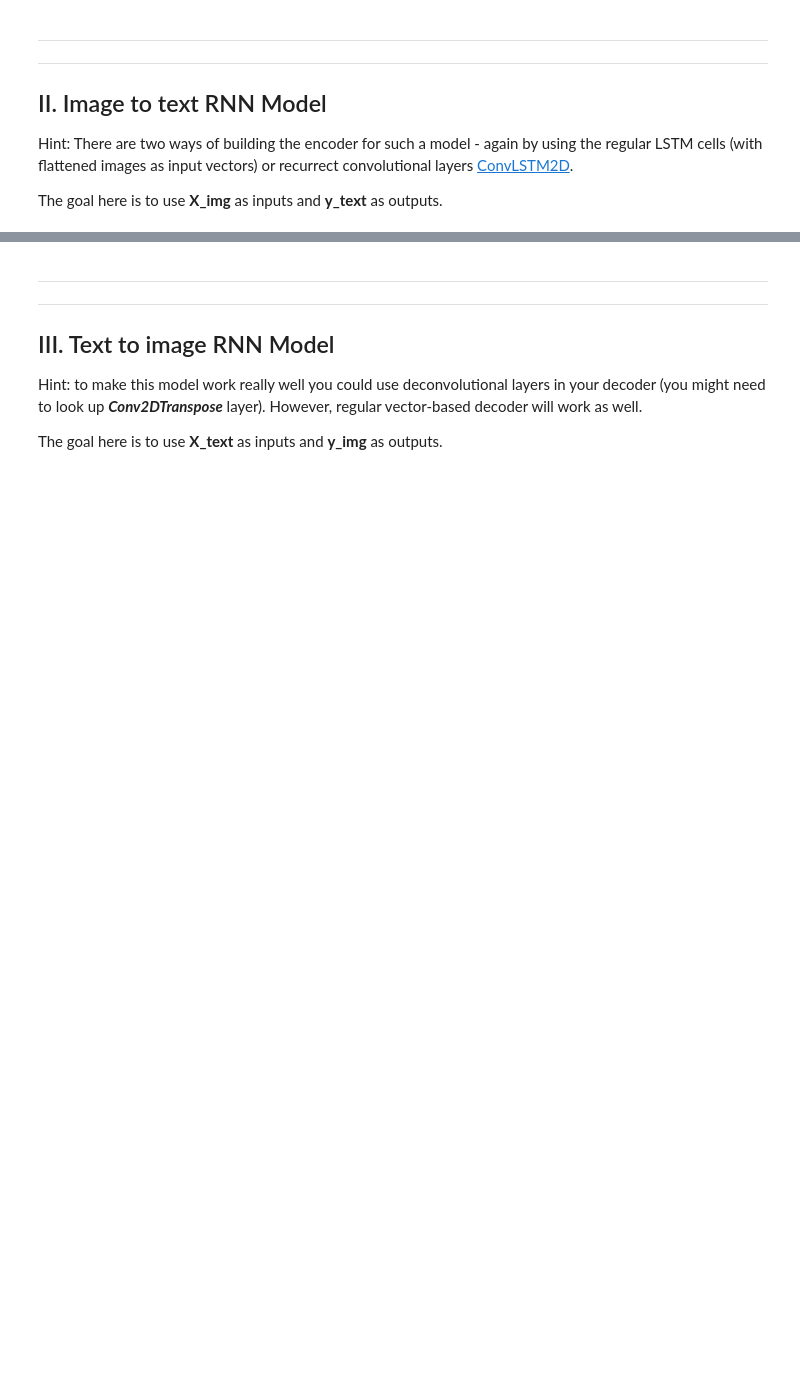
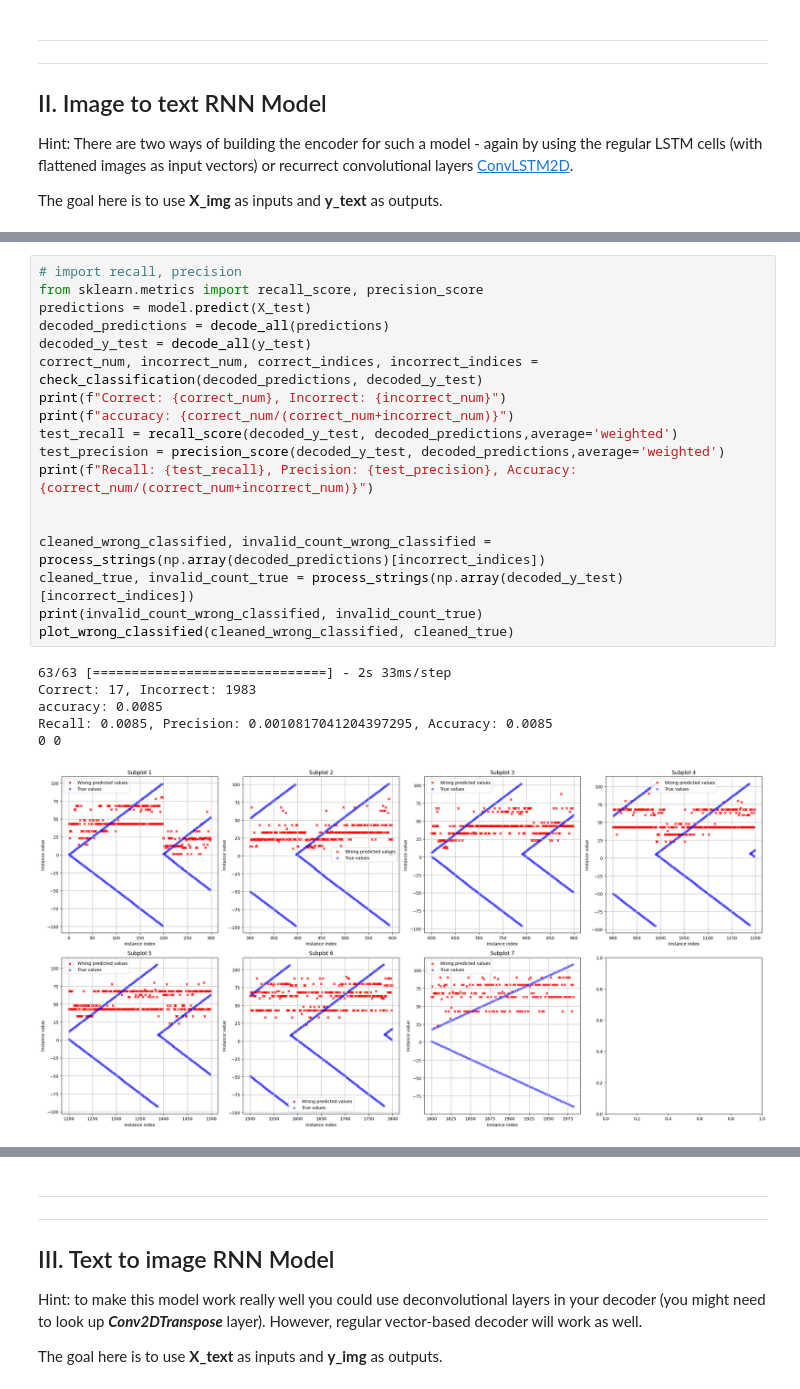
Before and after one commit to Demmenie/itdl, a Jupyter notebook: itdl-a2/A2_RNNs.ipynb, the cells around one changed output, grey strips where cells are left out. Drawn from its saved outputs; the diff is of its cells as text; blank space fills up the shorter version.

```diff
--- a/itdl-a2/A2_RNNs.ipynb
+++ b/itdl-a2/A2_RNNs.ipynb
@@ -826,0 +772,25 @@ Result:
+# %%
+# import recall, precision
+from sklearn.metrics import recall_score, precision_score
+predictions = model.predict(X_test)
+decoded_predictions = decode_all(predictions)
+decoded_y_test = decode_all(y_test)
+correct_num, incorrect_num, correct_indices, incorrect_indices = check_classification(decoded_predictions, decoded_y_test)
+print(f"Correct: {correct_num}, Incorrect: {incorrect_num}")
+print(f"accuracy: {correct_num/(correct_num+incorrect_num)}")
+test_recall = recall_score(decoded_y_test, decoded_predictions,average='weighted')
+test_precision = precision_score(decoded_y_test, decoded_predictions,average='weighted')
+print(f"Recall: {test_recall}, Precision: {test_precision}, Accuracy: {correct_num/(correct_num+incorrect_num)}")
+
+
+cleaned_wrong_classified, invalid_count_wrong_classified = process_strings(np.array(decoded_predictions)[incorrect_indices])
+cleaned_true, invalid_count_true = process_strings(np.array(decoded_y_test)[incorrect_indices])
+print(invalid_count_wrong_classified, invalid_count_true)
+plot_wrong_classified(cleaned_wrong_classified, cleaned_true)
+# %% [output]
+63/63 [==============================] - 2s 33ms/step
+Correct: 17, Incorrect: 1983
+accuracy: 0.0085
+Recall: 0.0085, Precision: 0.0010817041204397295, Accuracy: 0.0085
+0 0
+[figure, added]
```
Also changed, not shown: parts of 34 cells of this notebook, 1 other file.
